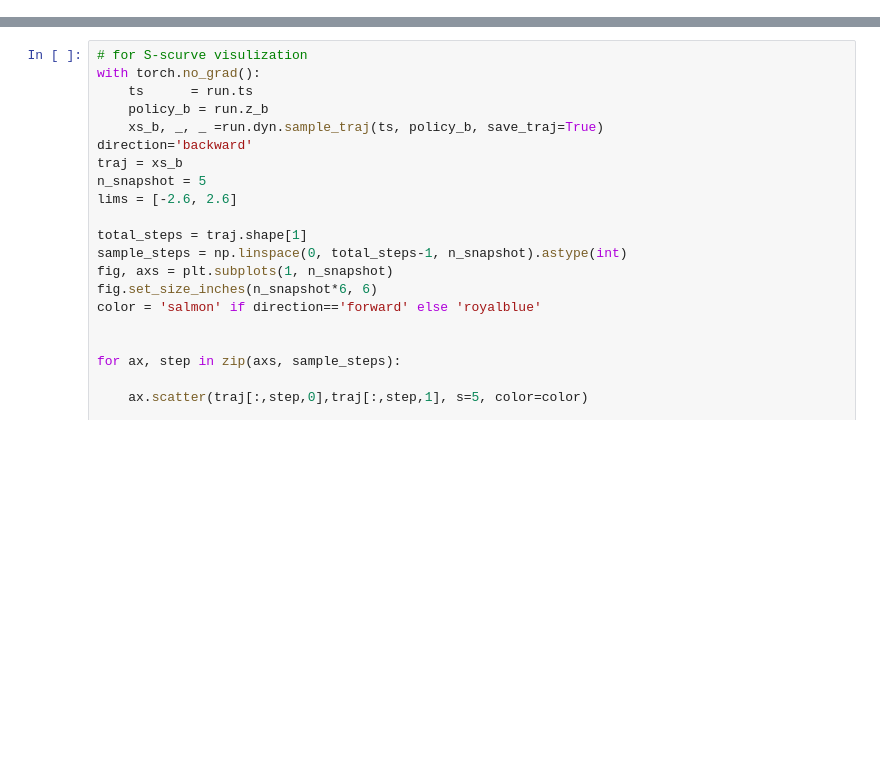
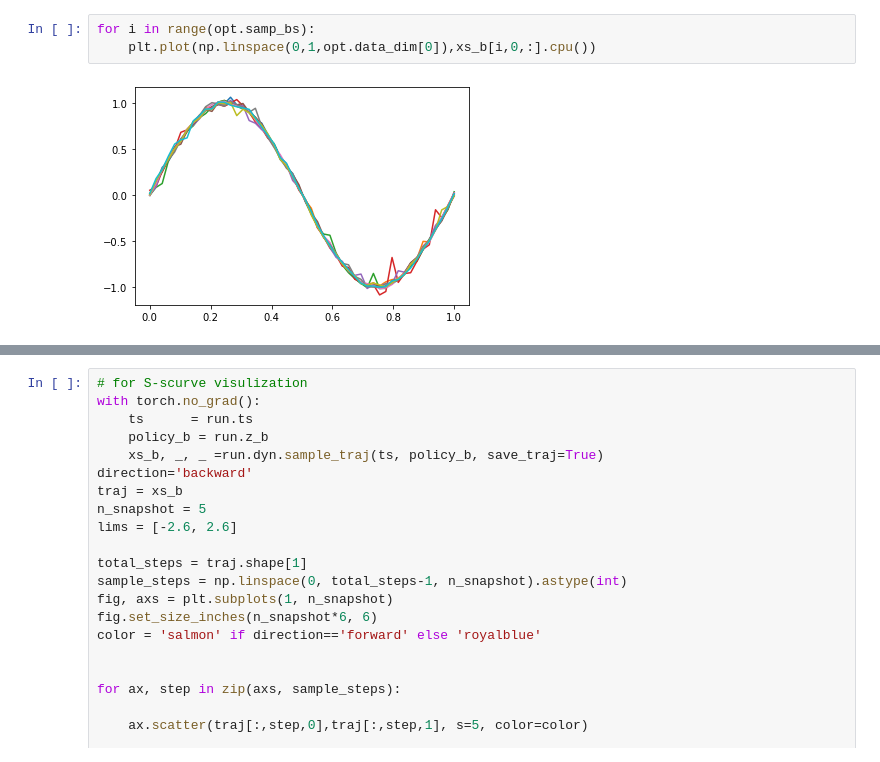
Before and after one commit to xuangu-fang/Condition-Schrodinger-Bridge, a Jupyter notebook: joint-1dts/test-fang-1d-sin.ipynb, the cells around one changed output, grey strips where cells are left out. Cells and saved outputs as stored; diff of their text form; blank space fills up the shorter version.

```diff
--- a/joint-1dts/test-fang-1d-sin.ipynb
+++ b/joint-1dts/test-fang-1d-sin.ipynb
@@ -124,2 +136,7 @@ plt.plot(np.linspace(0,1,opt.data_dim[0]),xs_b[0,0,:].cpu(),'blue')
+# %%
+for i in range(opt.samp_bs):
+    plt.plot(np.linspace(0,1,opt.data_dim[0]),xs_b[i,0,:].cpu())
+# %% [output]
+[figure, added]
 # %%
 # for 1-d sin visulization
```
Also changed, not shown: parts of 4 cells of this notebook, 4 other files.
